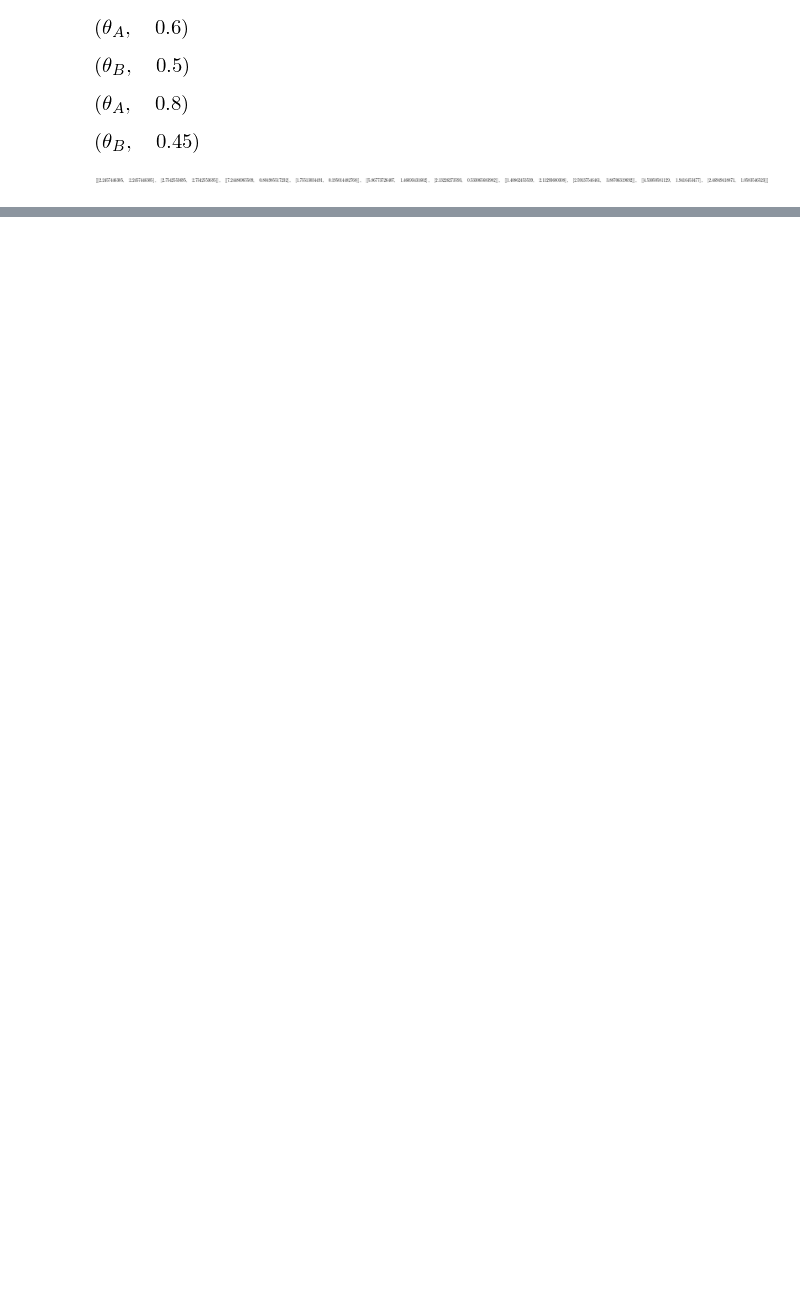
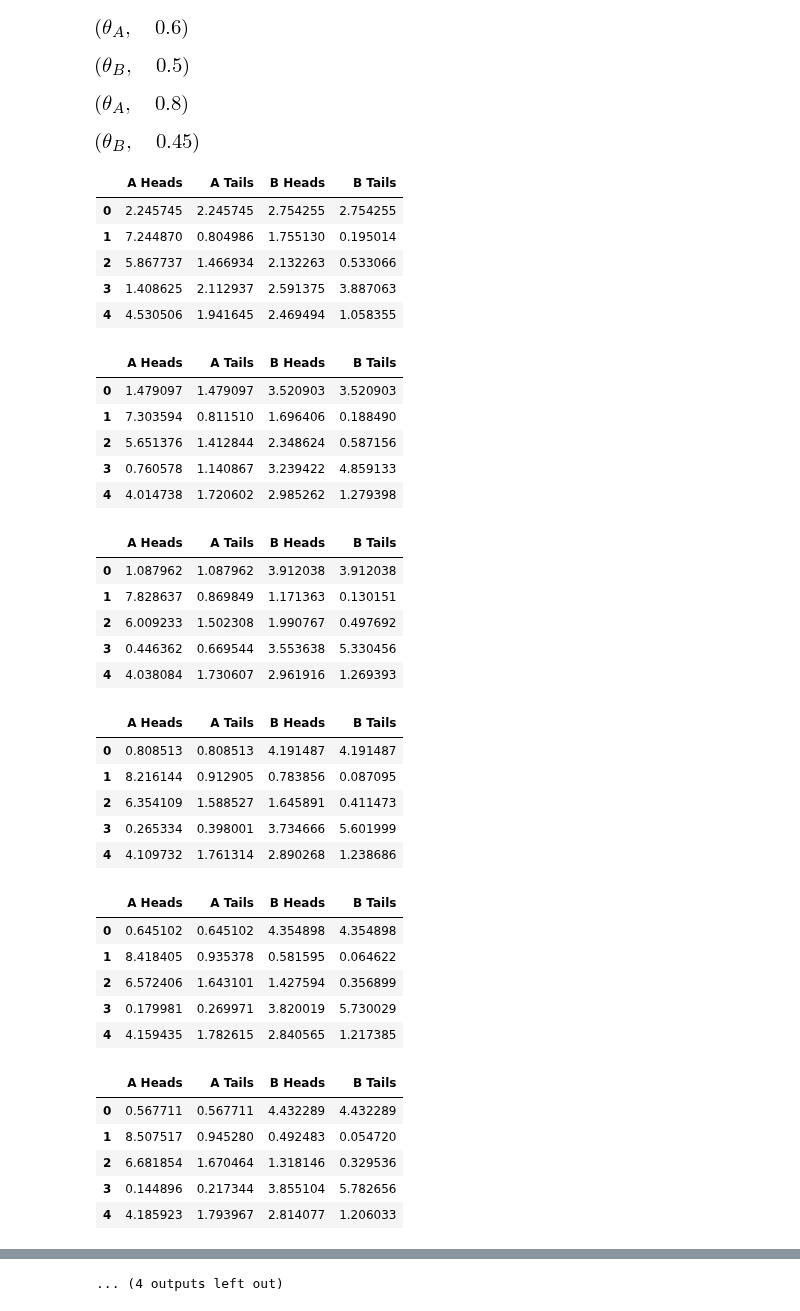
Before and after one commit to saketkc/notebooks, a Jupyter notebook: python/Expectation Maximisation.ipynb, the cells around one changed output, grey strips where cells are left out. Saved outputs shown, nothing was run; the diff lists cells and outputs as text; code cells hidden in the pictures; blank space fills up the shorter version.

```diff
--- a/python/Expectation Maximisation.ipynb
+++ b/python/Expectation Maximisation.ipynb
@@ -66,32 +80,80 @@ theta_B = B_heads/B_tosses.size
 # %%
 thetaA = 0.6
 thetaB = 0.5
 
 def em(theta_old):
     row_prob = []
     ## Expectation
     for row in coin_toss:
         count_heads = row.count('H')
         p_a = binomial.pmf(count_heads, len(row), theta_old['A'])
         p_b = binomial.pmf(count_heads, len(row), theta_old['B'])
         p_t = p_a+p_b
         p_a = p_a/p_t
         p_b = p_b/p_t
         row_prob.append({'A': p_a, 'B': p_b, 'count_heads': count_heads, 'total_tosses': len(row)})
 
     ## Maximisation
     new_coin_toss = []
     for row in row_prob:
         total_tosses = row['total_tosses']
         total_heads = row['count_heads']
         A_heads = row['A']*total_heads
         A_tails = row['A']*(total_tosses-total_heads)
         B_heads = row['B']*total_heads
         B_tails = row['B']*(total_tosses-total_heads)
-        new_coin_toss.append([[A_heads, A_tails], [B_heads, B_tails]])
-    return new_coin_toss
+        new_coin_toss.append([A_heads, A_tails, B_heads, B_tails])
+    df = pd.DataFrame(new_coin_toss, columns=['A Heads', 'A Tails', 'B Heads', 'B Tails'])
+    new_pa = df['A Heads'].sum()/(df['A Heads'].sum()+df['A Tails'].sum())
+    new_pb = df['B Heads'].sum()/(df['B Heads'].sum()+df['B Tails'].sum())
+    new_theta = OrderedDict({'A': new_pa, 'B': new_pb})
+    display(df)
+    return new_theta
 
-theta = {'A': thetaA, 'B': thetaB}
-em(theta)
+theta = OrderedDict({'A': thetaA, 'B': thetaB})
+theta_new = OrderedDict({'A': thetaA+0.3, 'B': thetaB})
+max_iterations = 10000
+iterations = 0
+diff = 1
+tolerance = 1e-6
+while (iterations < max_iterations) and (diff>tolerance):
+    new_theta = em(theta)
+    diff = euclidean(new_theta.values(), theta.values())
+    theta = new_theta
 # %% [output]
-[figure, removed]
+|  | A Heads | A Tails | B Heads | B Tails |
+| 0 | 2.245745 | 2.245745 | 2.754255 | 2.754255 |
+| 1 | 7.244870 | 0.804986 | 1.755130 | 0.195014 |
+| 2 | 5.867737 | 1.466934 | 2.132263 | 0.533066 |
+| 3 | 1.408625 | 2.112937 | 2.591375 | 3.887063 |
+| 4 | 4.530506 | 1.941645 | 2.469494 | 1.058355 |
+|  | A Heads | A Tails | B Heads | B Tails |
+| 0 | 1.479097 | 1.479097 | 3.520903 | 3.520903 |
+| 1 | 7.303594 | 0.811510 | 1.696406 | 0.188490 |
+| 2 | 5.651376 | 1.412844 | 2.348624 | 0.587156 |
+| 3 | 0.760578 | 1.140867 | 3.239422 | 4.859133 |
+| 4 | 4.014738 | 1.720602 | 2.985262 | 1.279398 |
+|  | A Heads | A Tails | B Heads | B Tails |
+| 0 | 1.087962 | 1.087962 | 3.912038 | 3.912038 |
+| 1 | 7.828637 | 0.869849 | 1.171363 | 0.130151 |
+| 2 | 6.009233 | 1.502308 | 1.990767 | 0.497692 |
+| 3 | 0.446362 | 0.669544 | 3.553638 | 5.330456 |
+| 4 | 4.038084 | 1.730607 | 2.961916 | 1.269393 |
+|  | A Heads | A Tails | B Heads | B Tails |
+| 0 | 0.808513 | 0.808513 | 4.191487 | 4.191487 |
+| 1 | 8.216144 | 0.912905 | 0.783856 | 0.087095 |
+| 2 | 6.354109 | 1.588527 | 1.645891 | 0.411473 |
+| 3 | 0.265334 | 0.398001 | 3.734666 | 5.601999 |
+| 4 | 4.109732 | 1.761314 | 2.890268 | 1.238686 |
+|  | A Heads | A Tails | B Heads | B Tails |
+| 0 | 0.645102 | 0.645102 | 4.354898 | 4.354898 |
+| 1 | 8.418405 | 0.935378 | 0.581595 | 0.064622 |
+| 2 | 6.572406 | 1.643101 | 1.427594 | 0.356899 |
+| 3 | 0.179981 | 0.269971 | 3.820019 | 5.730029 |
+| 4 | 4.159435 | 1.782615 | 2.840565 | 1.217385 |
+|  | A Heads | A Tails | B Heads | B Tails |
+| 0 | 0.567711 | 0.567711 | 4.432289 | 4.432289 |
+| 1 | 8.507517 | 0.945280 | 0.492483 | 0.054720 |
+| 2 | 6.681854 | 1.670464 | 1.318146 | 0.329536 |
+| 3 | 0.144896 | 0.217344 | 3.855104 | 5.782656 |
+| 4 | 4.185923 | 1.793967 | 2.814077 | 1.206033 |
@@ -97,0 +196 @@ em(theta)
+... (4 outputs left out)
```
Also changed, not shown: parts of 9 cells of this notebook, 2 other files.
